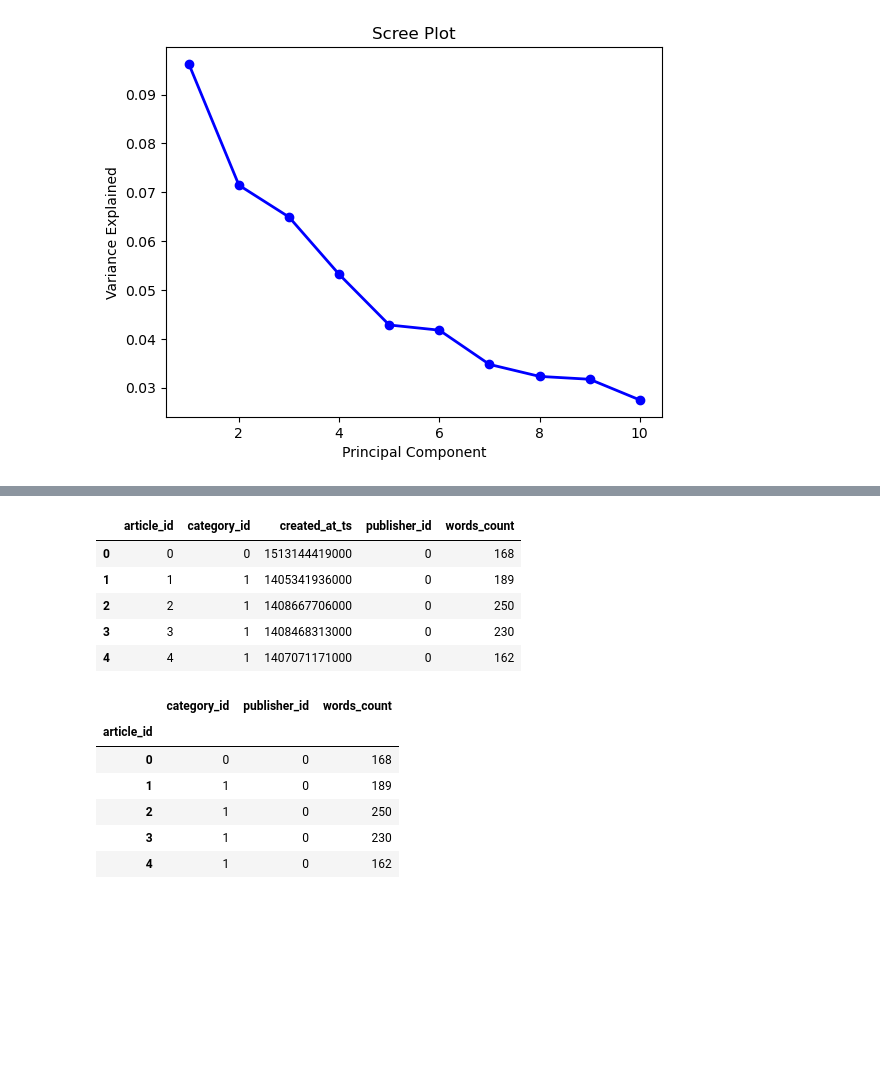
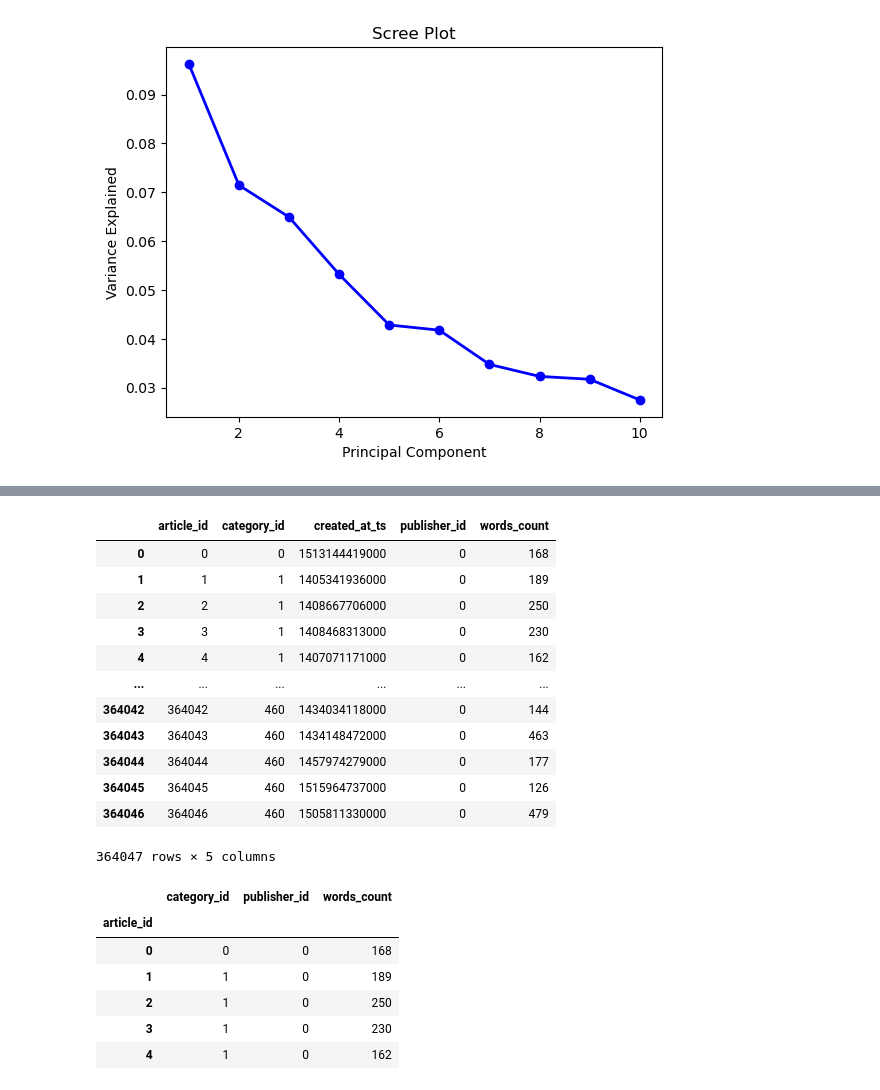
Before and after one commit to octave-ati/Designing-a-Recommendation-Model, a Jupyter notebook: GNN_rec.ipynb, the cells around one changed output, grey strips where cells are left out. Drawn from its saved outputs; the diff is of its cells as text; code cells hidden in the pictures; blank space fills up the shorter version.

```diff
--- a/GNN_rec.ipynb
+++ b/GNN_rec.ipynb
@@ -244,14 +292,21 @@ embeddings_red
 # %%
 meta = pd.read_csv('Data/articles_metadata.csv')
 
-meta.head()
+meta
 # %% [output]
 |  | article_id | category_id | created_at_ts | publisher_id | words_count |
 | 0 | 0 | 0 | 1513144419000 | 0 | 168 |
 | 1 | 1 | 1 | 1405341936000 | 0 | 189 |
 | 2 | 2 | 1 | 1408667706000 | 0 | 250 |
 | 3 | 3 | 1 | 1408468313000 | 0 | 230 |
 | 4 | 4 | 1 | 1407071171000 | 0 | 162 |
+| ... | ... | ... | ... | ... | ... |
+| 364042 | 364042 | 460 | 1434034118000 | 0 | 144 |
+| 364043 | 364043 | 460 | 1434148472000 | 0 | 463 |
+| 364044 | 364044 | 460 | 1457974279000 | 0 | 177 |
+| 364045 | 364045 | 460 | 1515964737000 | 0 | 126 |
+| 364046 | 364046 | 460 | 1505811330000 | 0 | 479 |
+364047 rows × 5 columns
 # %%
 meta.set_index('article_id', inplace=True)
 meta.drop(columns=['created_at_ts'], inplace=True)
```
Also changed, not shown: parts of 21 cells of this notebook.
